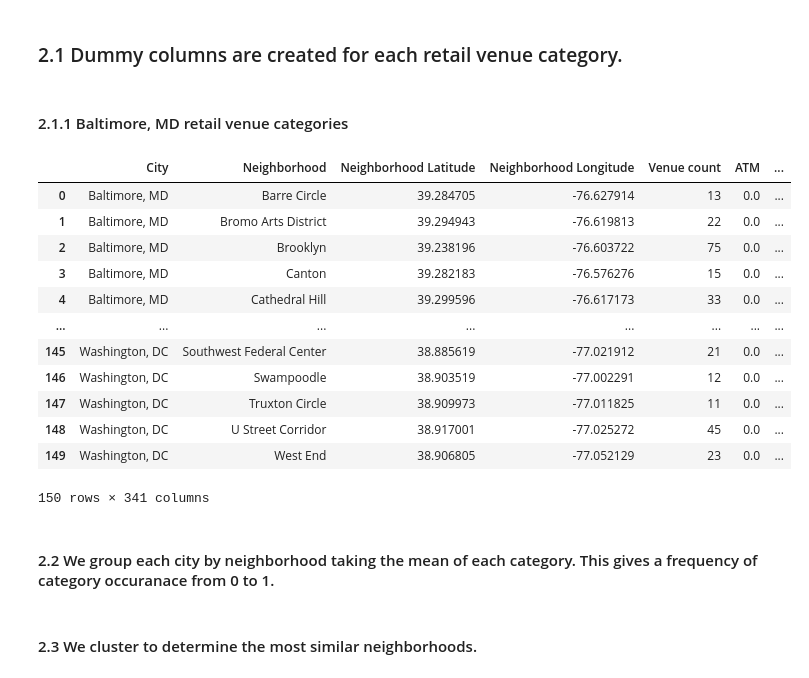
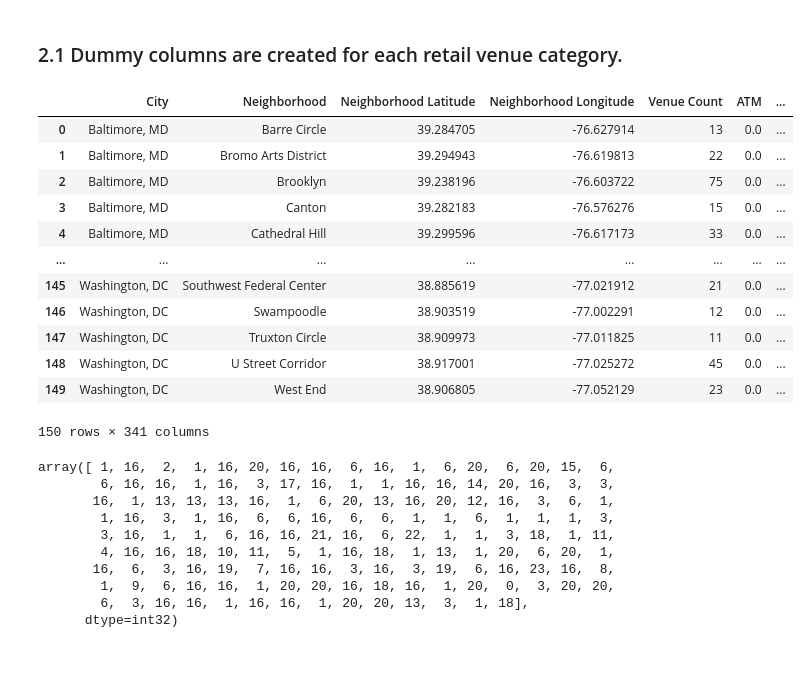
Before and after one commit to mphill82/Coursera_Capstone, a Jupyter notebook: Retail_Inference_notebook.ipynb, the cells around one changed output. Saved outputs shown, nothing was run; the diff lists cells and outputs as text; code cells hidden in the pictures.

```diff
--- a/Retail_Inference_notebook.ipynb
+++ b/Retail_Inference_notebook.ipynb
@@ -593,51 +594,45 @@ wdc_venues_df
 # %%
 bmd_venues_df=pd.read_csv('bmd_venues_df.csv')
 bmd_venues_df['City']='Baltimore, MD'
 cnc_venues_df=pd.read_csv('cnc_venues_df.csv')
 cnc_venues_df['City']='Charlotte, NC'
 cva_venues_df=pd.read_csv('cva_venues_df.csv')
 cva_venues_df['City']='Charlottesville, VA'
 norva_venues_df=pd.read_csv('norva_venues_df.csv')
 norva_venues_df['City']='Norfolk, VA'
 rgh_venues_df=pd.read_csv('rgh_venues_df.csv')
 rgh_venues_df['City']='Raleigh, NC'
 rva_venues_df=pd.read_csv('rva_venues_df.csv')
 rva_venues_df['City']='Richmond, VA'
 vab_venues_df=pd.read_csv('vab_venues_df.csv')
 vab_venues_df['City']='Virginia Beach, VA'
 wdc_venues_df=pd.read_csv('wdc_venues_df.csv')
 wdc_venues_df['City']='Washington, DC'
 all_venues_df=pd.concat([bmd_venues_df,cnc_venues_df,cva_venues_df,norva_venues_df,rgh_venues_df,rva_venues_df,vab_venues_df,wdc_venues_df])
+
+#remove catergories called neighborhood
+all_venues_df=all_venues_df[all_venues_df['Venue Category']!='Neighborhood']
+#Remove neighborhoods with less than 10 retail venues
+all_venues_df = all_venues_df.join(all_venues_df.groupby('Neighborhood')['Venue'].count(), on='Neighborhood', rsuffix=' Count')
+all_venues_df = all_venues_df[all_venues_df['Venue Count']>=10]
+#make dummy columns for categories
+all_venues_onehot=pd.get_dummies(all_venues_df[['Venue Category']], prefix="", prefix_sep="")
+#Insert the neighborhood data to the front and then group by neighborhood, taking the mean of each category to give us a frequency value
+all_cats_df=pd.concat([all_venues_df[['City','Neighborhood','Neighborhood Latitude','Neighborhood Longitude','Venue Count']],all_venues_onehot],axis=1) .groupby(['City','Neighborhood','Neighborhood Latitude','Neighborhood Longitude','Venue Count']).mean().reset_index()
+all_cats_df
+# %% [output]
+|  | City | Neighborhood | Neighborhood Latitude | Neighborhood Longitude | Venue Count | ATM | ... |
+| 0 | Baltimore, MD | Barre Circle | 39.284705 | -76.627914 | 13 | 0.0 | ... |
+| 1 | Baltimore, MD | Bromo Arts District | 39.294943 | -76.619813 | 22 | 0.0 | ... |
+| 2 | Baltimore, MD | Brooklyn | 39.238196 | -76.603722 | 75 | 0.0 | ... |
+| 3 | Baltimore, MD | Canton | 39.282183 | -76.576276 | 15 | 0.0 | ... |
+| 4 | Baltimore, MD | Cathedral Hill | 39.299596 | -76.617173 | 33 | 0.0 | ... |
+| ... | ... | ... | ... | ... | ... | ... | ... |
+| 145 | Washington, DC | Southwest Federal Center | 38.885619 | -77.021912 | 21 | 0.0 | ... |
+| 146 | Washington, DC | Swampoodle | 38.903519 | -77.002291 | 12 | 0.0 | ... |
+| 147 | Washington, DC | Truxton Circle | 38.909973 | -77.011825 | 11 | 0.0 | ... |
+| 148 | Washington, DC | U Street Corridor | 38.917001 | -77.025272 | 45 | 0.0 | ... |
+| 149 | Washington, DC | West End | 38.906805 | -77.052129 | 23 | 0.0 | ... |
+150 rows × 341 columns
-# %% [markdown]
-#### 2.1.1 Baltimore, MD retail venue categories
-# %%
-#remove catergories called neighborhood
-all_venues_df=all_venues_df[all_venues_df['Venue Category']!='Neighborhood']
-#Remove neighborhoods with less than 10 retail venues
-all_venues_df = all_venues_df.join(all_venues_df.groupby('Neighborhood')['Venue'].count(), on='Neighborhood', rsuffix=' count')
-all_venues_df = all_venues_df[all_venues_df['Venue count']>=10]
-#make dummy columns for categories
-all_venues_onehot=pd.get_dummies(all_venues_df[['Venue Category']], prefix="", prefix_sep="")
-#Insert the neighborhood data to the front and then group by neighborhood, taking the mean of each category to give us a frequency value
-all_cats_df=pd.concat([all_venues_df[['City','Neighborhood','Neighborhood Latitude','Neighborhood Longitude','Venue count']],all_venues_onehot],axis=1) .groupby(['City','Neighborhood','Neighborhood Latitude','Neighborhood Longitude','Venue count']).mean().reset_index()
-all_cats_df
-# %% [output]
-|  | City | Neighborhood | Neighborhood Latitude | Neighborhood Longitude | Venue count | ATM | ... |
-| 0 | Baltimore, MD | Barre Circle | 39.284705 | -76.627914 | 13 | 0.0 | ... |
-| 1 | Baltimore, MD | Bromo Arts District | 39.294943 | -76.619813 | 22 | 0.0 | ... |
-| 2 | Baltimore, MD | Brooklyn | 39.238196 | -76.603722 | 75 | 0.0 | ... |
-| 3 | Baltimore, MD | Canton | 39.282183 | -76.576276 | 15 | 0.0 | ... |
-| 4 | Baltimore, MD | Cathedral Hill | 39.299596 | -76.617173 | 33 | 0.0 | ... |
-| ... | ... | ... | ... | ... | ... | ... | ... |
-| 145 | Washington, DC | Southwest Federal Center | 38.885619 | -77.021912 | 21 | 0.0 | ... |
-| 146 | Washington, DC | Swampoodle | 38.903519 | -77.002291 | 12 | 0.0 | ... |
-| 147 | Washington, DC | Truxton Circle | 38.909973 | -77.011825 | 11 | 0.0 | ... |
-| 148 | Washington, DC | U Street Corridor | 38.917001 | -77.025272 | 45 | 0.0 | ... |
-| 149 | Washington, DC | West End | 38.906805 | -77.052129 | 23 | 0.0 | ... |
-150 rows × 341 columns
 # %%
 all_cats_df.to_csv('all_cats_df.csv',index=False)
-# %% [markdown]
-#### 2.2 We group each city by neighborhood taking the mean of each category.  This gives a frequency of category occuranace from 0 to 1.
-# %% [markdown]
-#### 2.3 We cluster to determine the most similar neighborhoods.
@@ -643,0 +641,21 @@ all_cats_df.to_csv('all_cats_df.csv',index=False)
+# %%
+# set number of clusters
+kclusters = 24
+all_cats_clustering = all_cats_df.drop(['City','Neighborhood','Neighborhood Latitude','Neighborhood Longitude','Venue Count'], axis=1)
+
+# run k-means clustering
+kmeans = KMeans(n_clusters=kclusters, random_state=0).fit(all_cats_clustering)
+
+# check cluster labels generated for each row in the dataframe
+kmeans.labels_
+# %% [output]
+array([ 1, 16,  2,  1, 16, 20, 16, 16,  6, 16,  1,  6, 20,  6, 20, 15,  6,
+        6, 16, 16,  1, 16,  3, 17, 16,  1,  1, 16, 16, 14, 20, 16,  3,  3,
+       16,  1, 13, 13, 13, 16,  1,  6, 20, 13, 16, 20, 12, 16,  3,  6,  1,
+        1, 16,  3,  1, 16,  6,  6, 16,  6,  6,  1,  1,  6,  1,  1,  1,  3,
+        3, 16,  1,  1,  6, 16, 16, 21, 16,  6, 22,  1,  1,  3, 18,  1, 11,
+        4, 16, 16, 18, 10, 11,  5,  1, 16, 18,  1, 13,  1, 20,  6, 20,  1,
+       16,  6,  3, 16, 19,  7, 16, 16,  3, 16,  3, 19,  6, 16, 23, 16,  8,
+        1,  9,  6, 16, 16,  1, 20, 20, 16, 18, 16,  1, 20,  0,  3, 20, 20,
+        6,  3, 16, 16,  1, 16, 16,  1, 20, 20, 13,  3,  1, 18],
+      dtype=int32)
```
Also changed, not shown: parts of 6 cells of this notebook, 1 other file.
